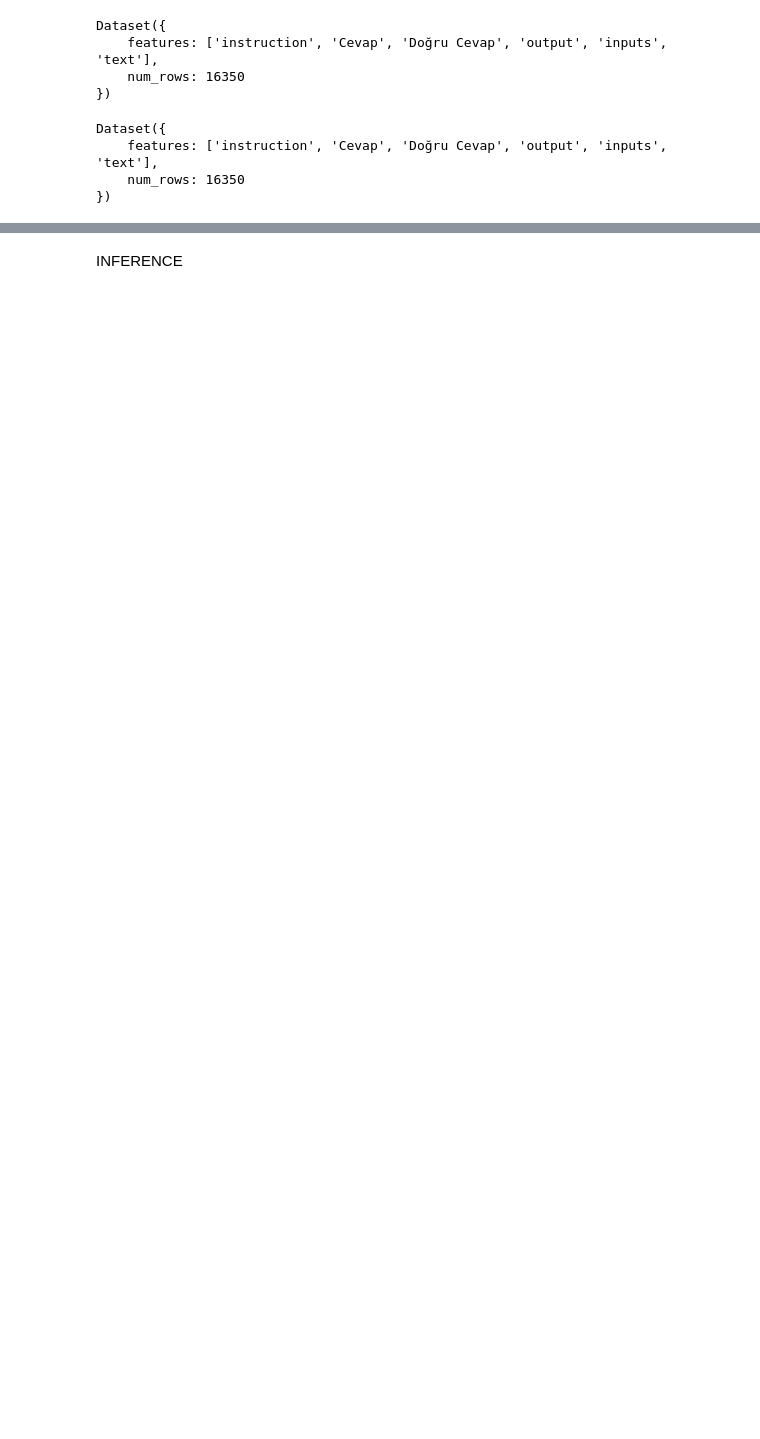
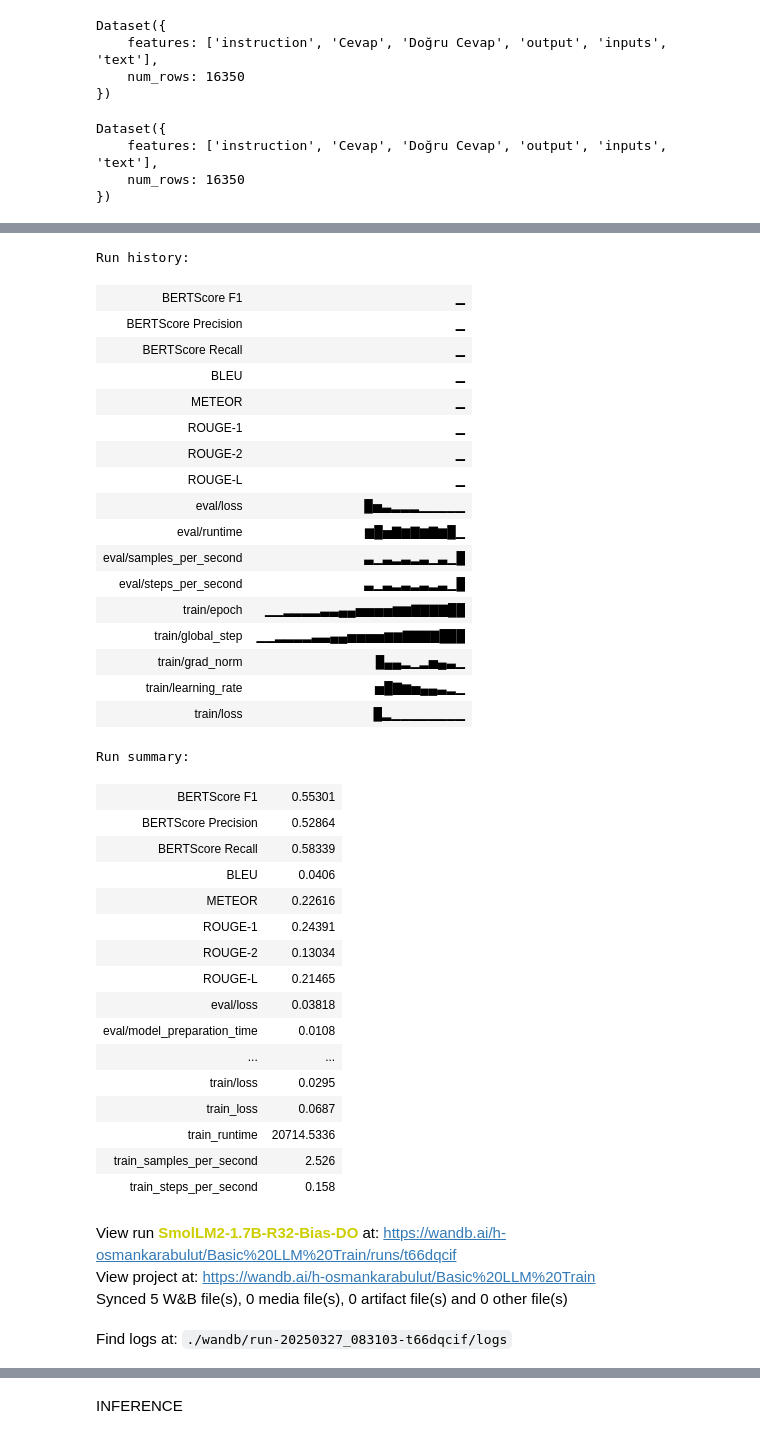
Before and after one commit to osmankrblt/turkish-llm-finetune, a Jupyter notebook: unsloth_main-alpaca.ipynb, the cells around one changed output, grey strips where cells are left out. Saved outputs shown, nothing was run; the diff lists cells and outputs as text; code cells hidden in the pictures; blank space fills up the shorter version.

```diff
--- a/unsloth_main-alpaca.ipynb
+++ b/unsloth_main-alpaca.ipynb
@@ -202,8 +211,8 @@ train_dataset, eval_dataset = dataset.train_test_split(test_size=0.2, seed=42).v
 # %%
 import wandb
 
-wandb.init(project="Basic LLM Train", name="SmolLM2-1.7B-R32-Bias-DO",  resume="allow") #id="a7zeymst",id="ecibz7e4" id="dbaxrwf4"
-wandb.watch(model, log="all")
+wb_c = wandb.init(project="Basic LLM Train", name="SmolLM2-1.7B-R32-Bias-DO",  resume="allow", id="t66dqcif") #id="a7zeymst",id="ecibz7e4" id="dbaxrwf4"
+wb_c.watch(model, log="all")
 # %% [output]
 wandb: Using wandb-core as the SDK backend.  Please refer to https://wandb.me/wandb-core for more information.
 wandb: Currently logged in as: h-osmankarabulut. Use `wandb login --relogin` to force relogin
@@ -458,0 +661,3 @@ wandb: WARNING The `run_name` is currently set to the same value as `TrainingArg
+# %%
+wb_c.finish()
+# %% [output]
@@ -459,3 +665,42 @@ wandb: WARNING The `run_name` is currently set to the same value as `TrainingArg
+Run history:
+| BERTScore F1 | ▁ |
+| BERTScore Precision | ▁ |
+| BERTScore Recall | ▁ |
+| BLEU | ▁ |
+| METEOR | ▁ |
+| ROUGE-1 | ▁ |
+| ROUGE-2 | ▁ |
+| ROUGE-L | ▁ |
+| eval/loss | █▅▃▂▂▂▁▁▁▁▁ |
+| eval/runtime | ▆█▅▇▆▇▆▇▆█▁ |
+| eval/samples_per_second | ▃▁▃▂▃▂▃▁▃▁█ |
+| eval/steps_per_second | ▃▁▃▂▃▂▃▂▃▁█ |
+| train/epoch | ▁▁▂▂▂▂▃▃▄▄▅▅▅▅▆▆▇▇▇▇██ |
+| train/global_step | ▁▁▂▂▂▂▃▃▄▄▅▅▅▅▆▆▇▇▇▇███ |
+| train/grad_norm | █▄▄▂▁▂▅▄▃▁ |
+| train/learning_rate | ▅█▇▆▅▄▄▃▂▁ |
+| train/loss | █▂▁▁▁▁▁▁▁▁ |
+Run summary:
+| BERTScore F1 | 0.55301 |
+| BERTScore Precision | 0.52864 |
+| BERTScore Recall | 0.58339 |
+| BLEU | 0.0406 |
+| METEOR | 0.22616 |
+| ROUGE-1 | 0.24391 |
+| ROUGE-2 | 0.13034 |
+| ROUGE-L | 0.21465 |
+| eval/loss | 0.03818 |
+| eval/model_preparation_time | 0.0108 |
+| ... | ... |
+| train/loss | 0.0295 |
+| train_loss | 0.0687 |
+| train_runtime | 20714.5336 |
+| train_samples_per_second | 2.526 |
+| train_steps_per_second | 0.158 |
+View run SmolLM2-1.7B-R32-Bias-DO at: https://wandb.ai/h-osmankarabulut/Basic%20LLM%20Train/runs/t66dqcif
+View project at: https://wandb.ai/h-osmankarabulut/Basic%20LLM%20Train
+Synced 5 W&B file(s), 0 media file(s), 0 artifact file(s) and 0 other file(s)
+Find logs at: ./wandb/run-20250327_083103-t66dqcif/logs
 # %%
 model.save_pretrained("SmolLM2-1.7B-R32-Bias-DO") # Local saving
 tokenizer.save_pretrained("SmolLM2-1.7B-R32-Bias-DO")
```
Also changed, not shown: parts of 32 cells of this notebook, 3 other files.
